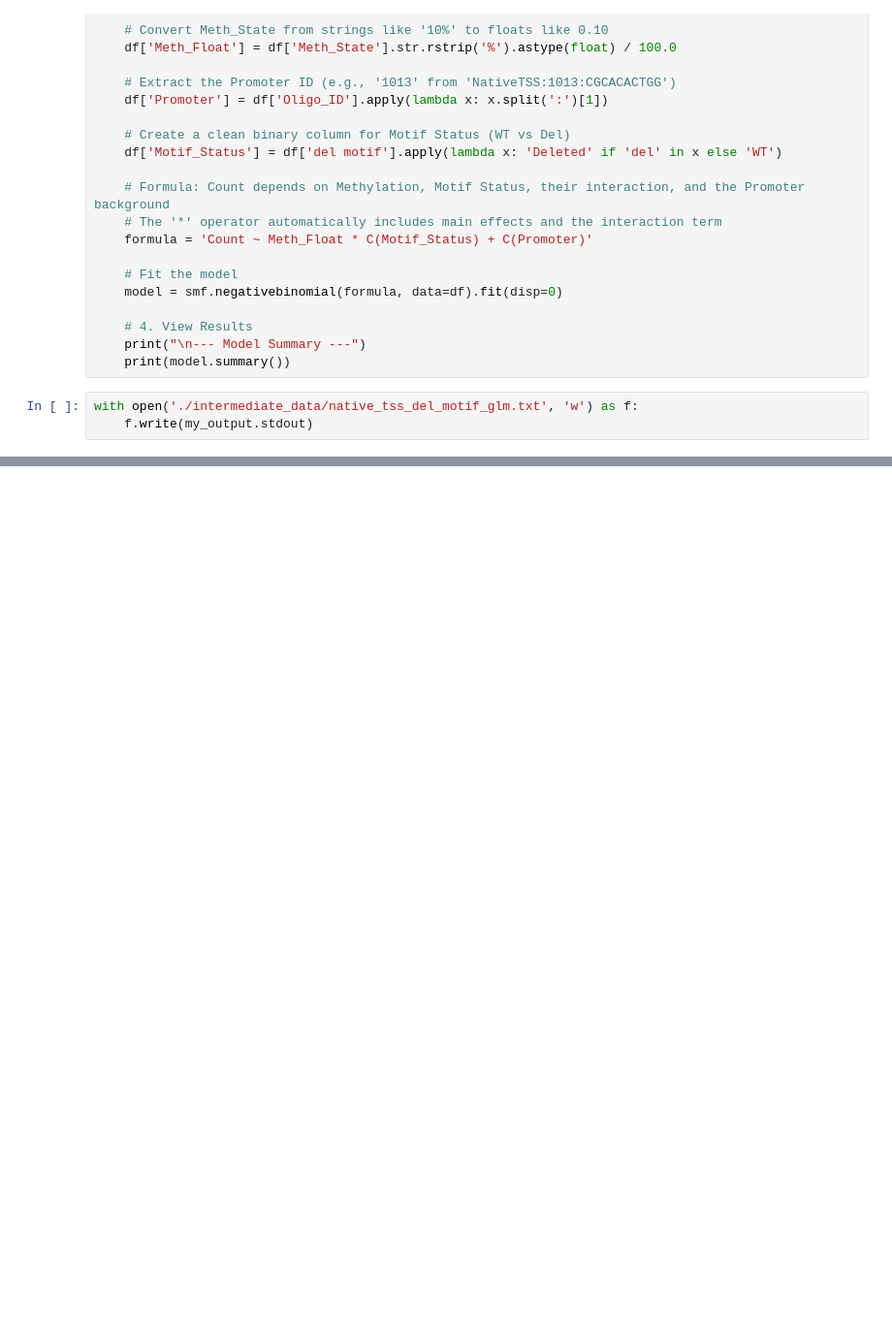
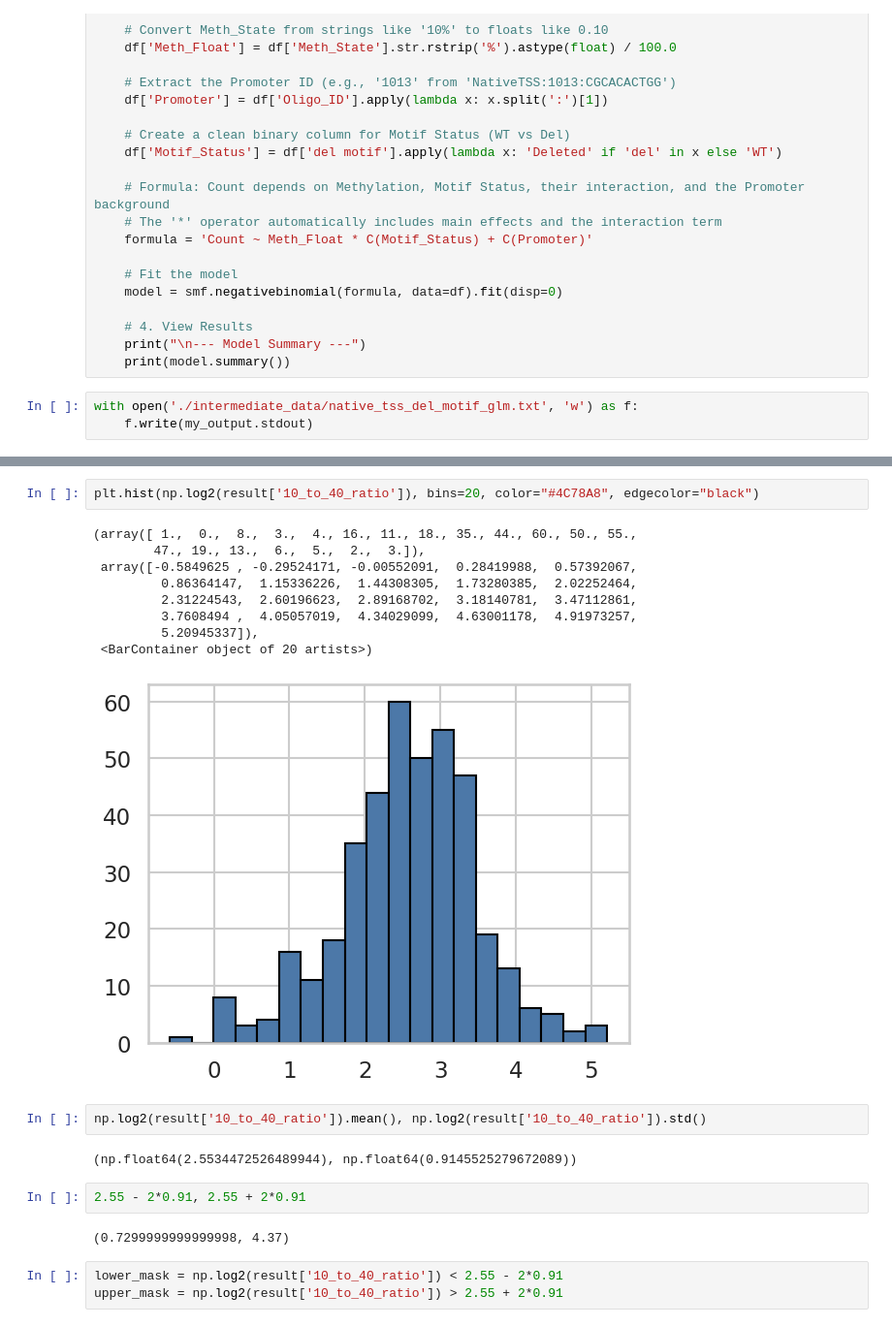
Before and after one commit to level6626/STAP-seq-pipeline, a Jupyter notebook: notebooks/analyze_barcode_pipeline_results.ipynb, the cells around one changed output, grey strips where cells are left out. Shown at 97% size. Drawn from its saved outputs; the diff is of its cells as text; blank space fills up the shorter version.

```diff
--- a/notebooks/analyze_barcode_pipeline_results.ipynb
+++ b/notebooks/analyze_barcode_pipeline_results.ipynb
@@ -540,0 +601,23 @@ with open('./intermediate_data/native_tss_del_motif_glm.txt', 'w') as f:
+# %%
+plt.hist(np.log2(result['10_to_40_ratio']), bins=20, color="#4C78A8", edgecolor="black")
+# %% [output]
+(array([ 1.,  0.,  8.,  3.,  4., 16., 11., 18., 35., 44., 60., 50., 55.,
+        47., 19., 13.,  6.,  5.,  2.,  3.]),
+ array([-0.5849625 , -0.29524171, -0.00552091,  0.28419988,  0.57392067,
+         0.86364147,  1.15336226,  1.44308305,  1.73280385,  2.02252464,
+         2.31224543,  2.60196623,  2.89168702,  3.18140781,  3.47112861,
+         3.7608494 ,  4.05057019,  4.34029099,  4.63001178,  4.91973257,
+         5.20945337]),
+ <BarContainer object of 20 artists>)
+[figure, added]
+# %%
+np.log2(result['10_to_40_ratio']).mean(), np.log2(result['10_to_40_ratio']).std()
+# %% [output]
+(np.float64(2.5534472526489944), np.float64(0.9145525279672089))
+# %%
+2.55 - 2*0.91, 2.55 + 2*0.91
+# %% [output]
+(0.7299999999999998, 4.37)
+# %%
+lower_mask = np.log2(result['10_to_40_ratio']) < 2.55 - 2*0.91
+upper_mask = np.log2(result['10_to_40_ratio']) > 2.55 + 2*0.91
```
Also changed, not shown: parts of 185 cells of this notebook, 13 other files.
